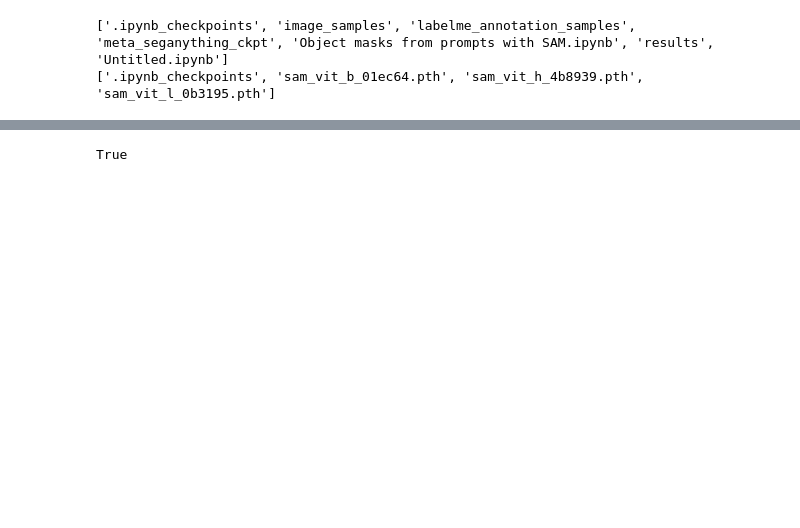
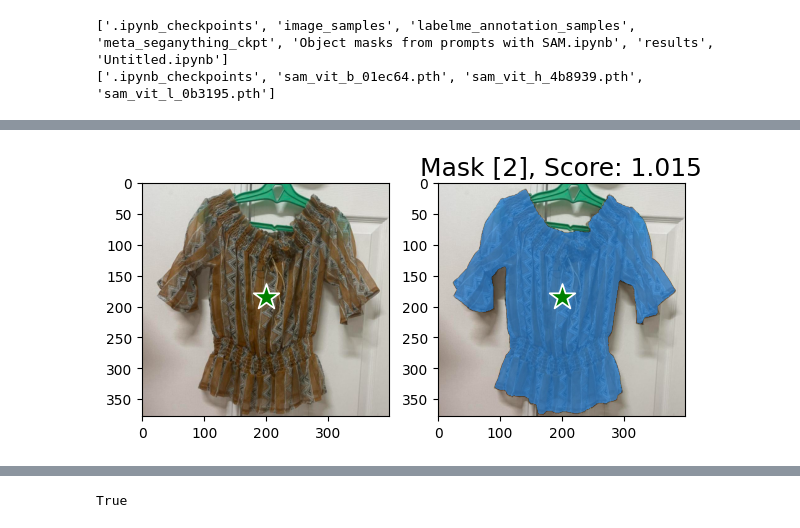
Before and after one commit to DeepHM/Image-labeling-using-meta-segmentation-anything, a Jupyter notebook: Object masks from prompts with SAM.ipynb, the cells around one changed output, grey strips where cells are left out. Saved outputs shown, nothing was run; the diff lists cells and outputs as text; code cells hidden in the pictures; blank space fills up the shorter version.

```diff
--- a/Object masks from prompts with SAM.ipynb
+++ b/Object masks from prompts with SAM.ipynb
@@ -143,3 +146,18 @@ plt.show()
+# %%
+plt.figure(figsize=(7,7))
+plt.subplot(1,2,1)
+plt.imshow(image)
+show_points(input_point, input_label, plt.gca())
+plt.axis('on')
+plt.subplot(1,2,2)
+plt.title(f"Mask {max_idx[0]+1}, Score: {score:.3f}", fontsize=18)
+plt.imshow(image)
+show_mask(mask, plt.gca())
+show_points(input_point, input_label, plt.gca())
+plt.axis('on')
+plt.show()
+# %% [output]
+[figure, added]
 # %%
 print(mask.shape)
 print(np.unique(mask))
```
Also changed, not shown: parts of 19 cells of this notebook.
